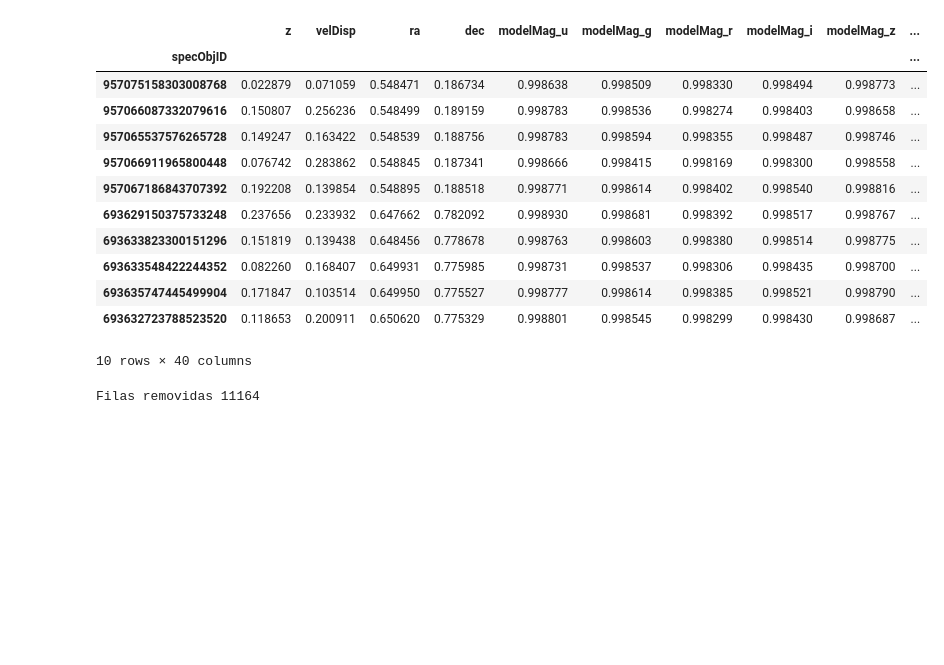
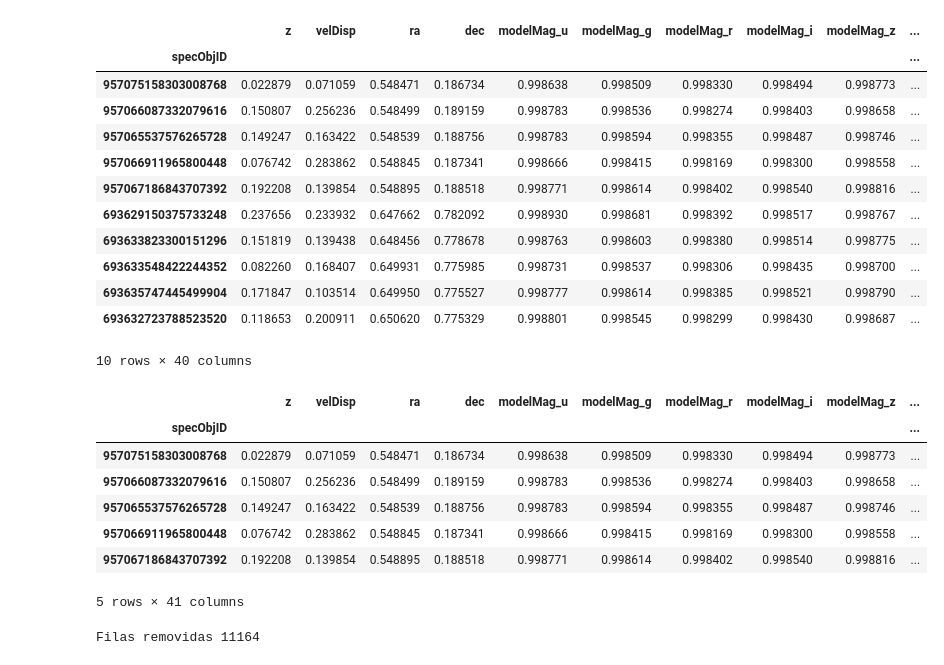
Before and after one commit to leoborgnino/mentoria-astro-datos, a Jupyter notebook: 2_Analisis_y_Curación.ipynb, the cells around one changed output. Saved outputs shown, nothing was run; the diff lists cells and outputs as text; code cells hidden in the pictures; blank space fills up the shorter version.

```diff
--- a/2_Analisis_y_Curación.ipynb
+++ b/2_Analisis_y_Curación.ipynb
@@ -238,8 +240,8 @@ dtype: object
 # %%
 # SEGUNDO PASO: Unimos los dataframes y eliminamos la variable categórica original "subClass"
 
-data_join = data_full.join(data_cod)
-data_join[:5]
+data_full_join = data_full.join(data_cod)
+data_full_join[:5]
 # %% [output]
 |  | z | velDisp | ra | dec | subClass | modelMag_u | modelMag_g | modelMag_r | modelMag_i | ... |
 | specObjID |  |  |  |  |  |  |  |  |  | ... |
@@ -279,6 +308,20 @@ data_norm[:10]
 | 693635747445499904 | 0.171847 | 0.103514 | 0.649950 | 0.775527 | 0.998777 | 0.998614 | 0.998385 | 0.998521 | 0.998790 | ... |
 | 693632723788523520 | 0.118653 | 0.200911 | 0.650620 | 0.775329 | 0.998801 | 0.998545 | 0.998299 | 0.998430 | 0.998687 | ... |
 10 rows × 40 columns
+# %%
+# Una vez normalizados los datos, agrego de nuevo la columna subClass
+
+data_norm = data_norm.join(subClass)
+data_norm[:5]
+# %% [output]
+|  | z | velDisp | ra | dec | modelMag_u | modelMag_g | modelMag_r | modelMag_i | modelMag_z | ... |
+| specObjID |  |  |  |  |  |  |  |  |  | ... |
+| 957075158303008768 | 0.022879 | 0.071059 | 0.548471 | 0.186734 | 0.998638 | 0.998509 | 0.998330 | 0.998494 | 0.998773 | ... |
+| 957066087332079616 | 0.150807 | 0.256236 | 0.548499 | 0.189159 | 0.998783 | 0.998536 | 0.998274 | 0.998403 | 0.998658 | ... |
+| 957065537576265728 | 0.149247 | 0.163422 | 0.548539 | 0.188756 | 0.998783 | 0.998594 | 0.998355 | 0.998487 | 0.998746 | ... |
+| 957066911965800448 | 0.076742 | 0.283862 | 0.548845 | 0.187341 | 0.998666 | 0.998415 | 0.998169 | 0.998300 | 0.998558 | ... |
+| 957067186843707392 | 0.192208 | 0.139854 | 0.548895 | 0.188518 | 0.998771 | 0.998614 | 0.998402 | 0.998540 | 0.998816 | ... |
+5 rows × 41 columns
 # %%
 # CUARTO PASO: Buscamos los outliers de la variable redshift "z"
 # Consideramos los valores que se encuentren a más menos 3 desviaciones estándares de la media
```
Also changed, not shown: parts of 11 cells of this notebook.
